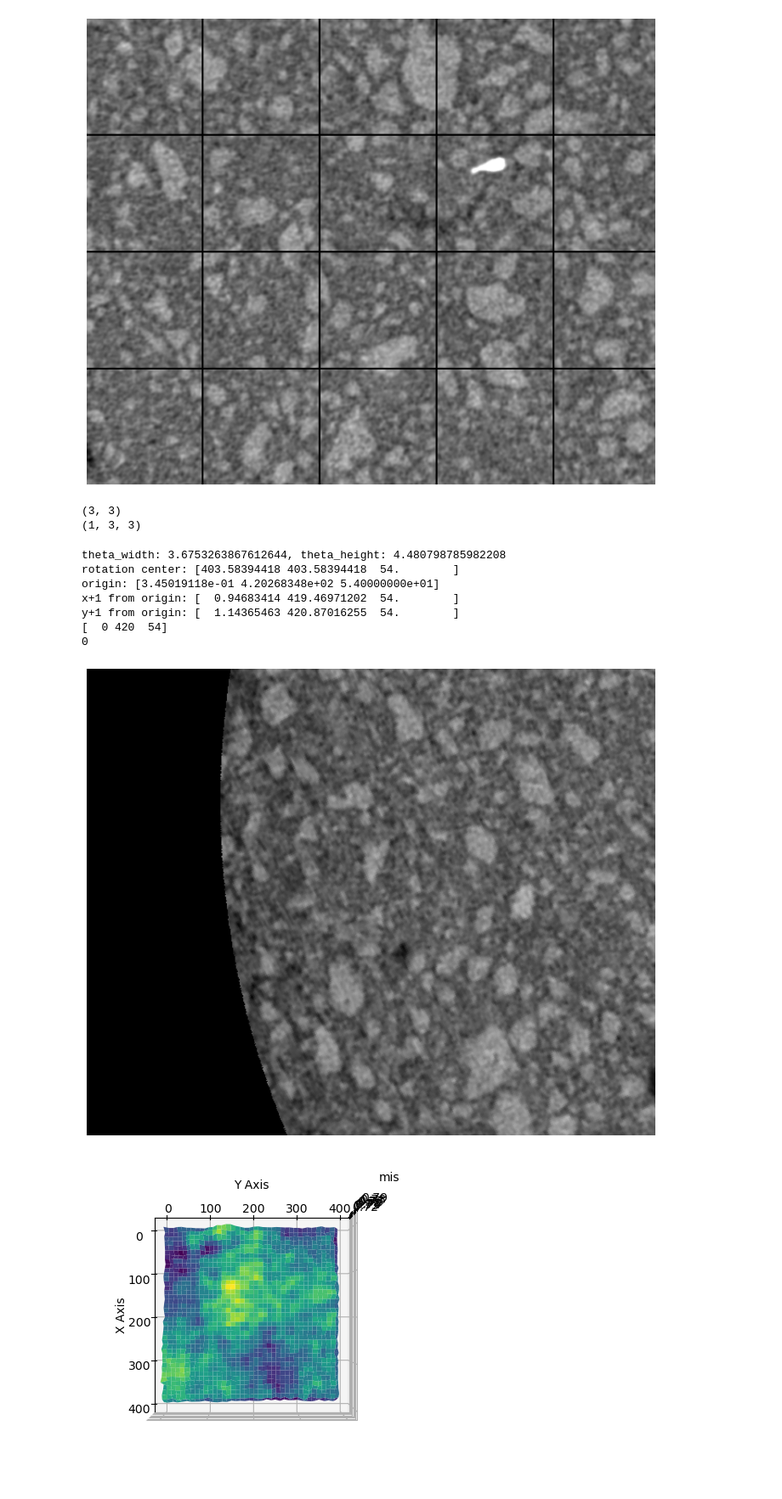
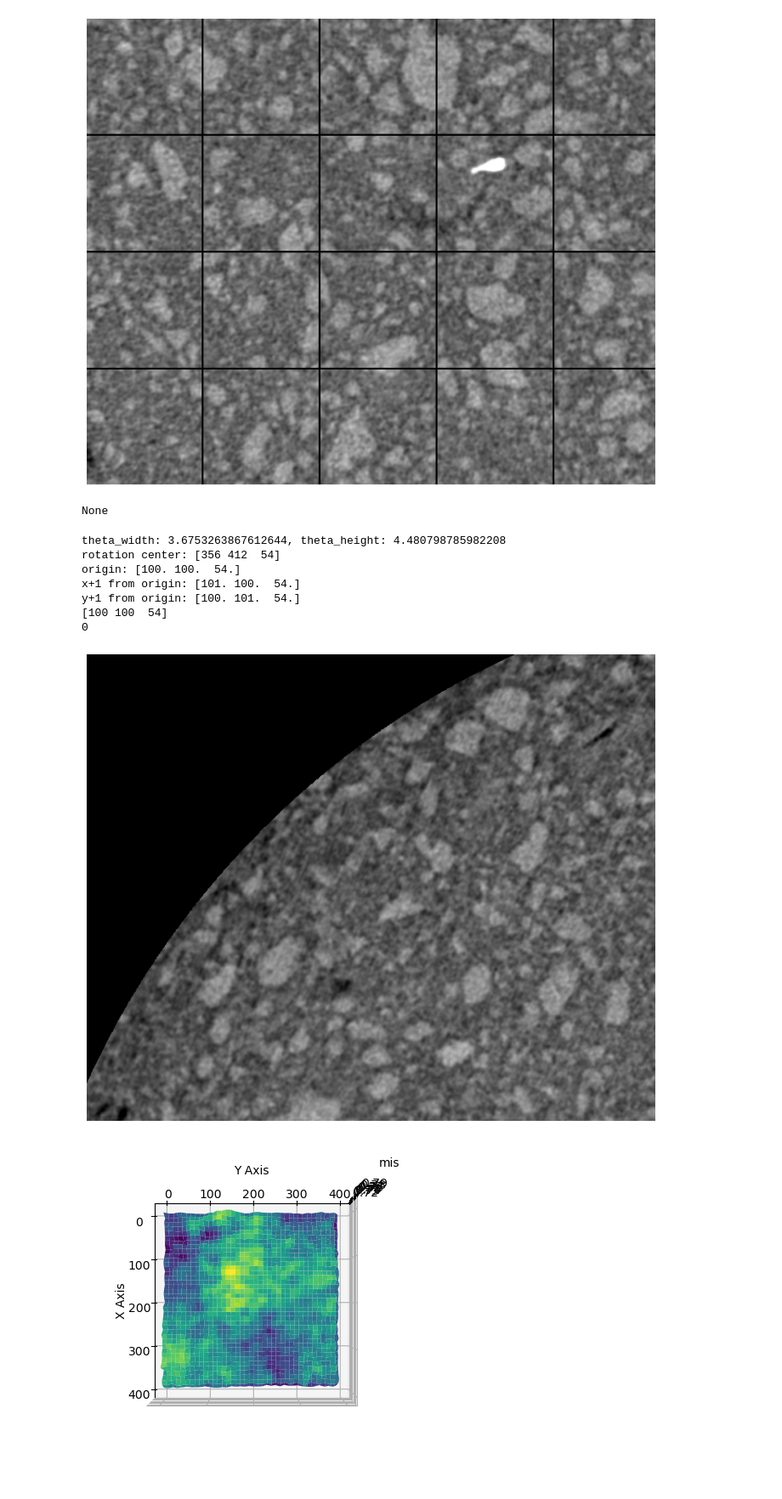
Before and after one commit to Barryzp/ml-workspace, a Jupyter notebook: registration/implement/image_matched_test.ipynb, the cells around one changed output. Shown at 85% size. Saved outputs shown, nothing was run; the diff lists cells and outputs as text; code cells hidden in the pictures.

```diff
--- a/registration/implement/image_matched_test.ipynb
+++ b/registration/implement/image_matched_test.ipynb
@@ -120,19 +118,12 @@ def load_ct_np():
 
 
 volume = load_ct_np()
-# %%
-import numpy as np
-
-r = np.array([[1, 2, 3],
-              [4, 5, 6],
-              [4, 5, 6]])
-
-print(r.shape)
-r = r[np.newaxis, :]
-print(r.shape)
-# %% [output]
-(3, 3)
-(1, 3, 3)
+# %%
+img = cv2.imread("1.gif", cv2.IMREAD_GRAYSCALE)
+
+print(img)
+# %% [output]
+None
 # %%
 import math
 from scipy.interpolate import interpn
@@ -320,7 +311,7 @@ y = y.T
 coordinates = np.stack((x, y), axis=-1)
 # 创建一个与 coordinates 形状匹配的常量数组
 constant_array = np.full(coordinates.shape[:-1] + (1,), slice_idx)
-coordinates = coordinates + delta
+# coordinates = coordinates + delta #translate_points(delta, coordinates)
 
 # 将 coordinates 和 constant_array 连接起来
 index_array = np.concatenate((coordinates, constant_array), axis=-1)
@@ -342,42 +333,43 @@ max_height_delta = r_slice_circle - slice_height * 0.5
 delta_x = max_width_delta #+1
 delta_y = max_height_delta #+1
 
-translation = [-delta[1] + delta_x, -delta[0] + delta_y, 0] #
+# translation = [-delta[1] + delta_x, -delta[0] + delta_y, 0] #
+translation = [100, 100, 0]
 # slice_idx为54的话 正好达到边界 26 degree_width, degree_height
 
 index_array = translate_points(translation, index_array)
 # 这个index_array的坐标是rows, cols，对应的图像上应该是height， width
 rotation_center = index_array[slice_height // 2, slice_width // 2]
 print(f"rotation center: {rotation_center}")
-index_array = rotate_points(rotation_center, [0, 0, 53], index_array)
+index_array = rotate_points(rotation_center, [0, 0, 0], index_array)
 
 print("origin:", index_array[0, 0])
 print("x+1 from origin:", index_array[1, 0]) # 应该是x增，但是现在是y增
 print("y+1 from origin:", index_array[0, 1]) # 应该是y增，但是现在是x增
 
 integer_indeces = force_convert_uint(index_array)
 # 通过index_array来进行索引切片
 result = volume[integer_indeces[..., 2], integer_indeces[..., 0], integer_indeces[..., 1]]
 
 # 通过插值的方法得到结果
 # result_interpolation = trilinear_interpolation(volume, index_array) #interlopation_ct_from_indeces(volume, self_index)
 origin = index_array[0, 0].astype(np.uint16)
 print(origin)
 gray = volume[origin[2], origin[0], origin[1]]
 print(gray)
 
 
 VisualizeData.show_image(result)
 # VisualizeData.show_image(result_interpolation)
 # %% [output]
 theta_width: 3.6753263867612644, theta_height: 4.480798785982208
-rotation center: [403.58394418 403.58394418  54.        ]
-origin: [3.45019118e-01 4.20268348e+02 5.40000000e+01]
-x+1 from origin: [  0.94683414 419.46971202  54.        ]
-y+1 from origin: [  1.14365463 420.87016255  54.        ]
-[  0 420  54]
+rotation center: [356 412  54]
+origin: [100. 100.  54.]
+x+1 from origin: [101. 100.  54.]
+y+1 from origin: [100. 101.  54.]
+[100 100  54]
 0
-[figure, old version]
+[figure, new version]
 # %%
 import cv2, os
 from utils.tools import Tools
```
Also changed, not shown: parts of 1 cell of this notebook, 17 other files.
